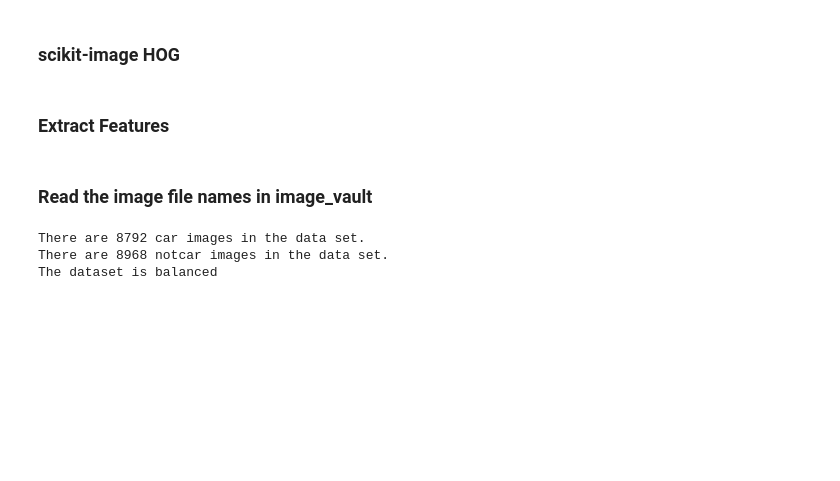
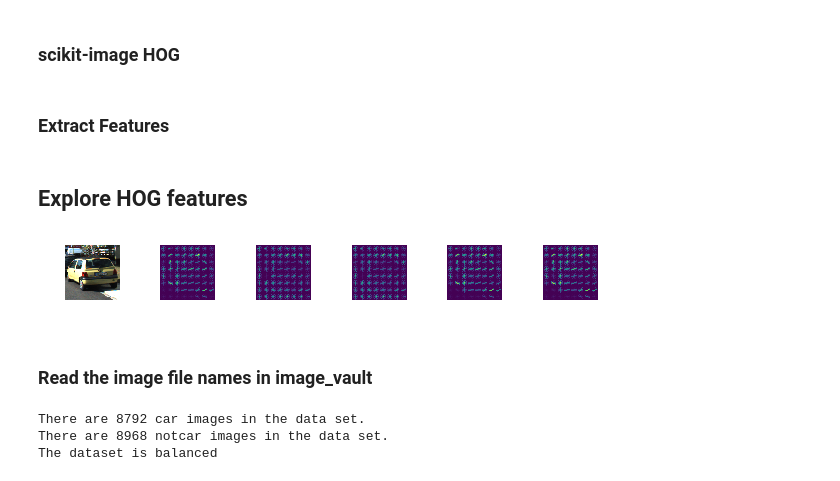
Before and after one commit to OwenHua666/CarND-Vehicle-Detection, a Jupyter notebook: vehicle_track_pipeline.ipynb, the cells around one changed output. Cells and saved outputs as stored; diff of their text form; code cells hidden in the pictures; blank space fills up the shorter version.

```diff
--- a/vehicle_track_pipeline.ipynb
+++ b/vehicle_track_pipeline.ipynb
@@ -73,6 +73,7 @@ img_small_RGB = cv2.cvtColor(img_small, cv2.COLOR_BGR2RGB)  # OpenCV uses BGR, m
 img_small_HSV = cv2.cvtColor(img_small, cv2.COLOR_BGR2HSV)
 img_small_HLS = cv2.cvtColor(img_small, cv2.COLOR_BGR2HLS)
 img_small_LUV = cv2.cvtColor(img_small, cv2.COLOR_BGR2LUV)
+img_small_YCrCb = cv2.cvtColor(img_small, cv2.COLOR_BGR2YCrCb)
 img_small_rgb = img_small_RGB / 255.  # scaled to [0, 1], only for plotting
 
 # Plot and show
@@ -212,6 +213,52 @@ def extract_features_hog(imgs, cspace='RGB', orient=9,
         features.append(hog_features)
     # Return list of feature vectors
     return features
+# %% [markdown]
+## Explore HOG features
+# %%
+orient = 9
+pix_per_cell = 8
+cell_per_block = 2
+vis = True
+feature_vec = True
+def hog_image_analy(img, orient, pix_per_cell, cell_per_block, vis, feature_vec):
+    # Select a small fraction of pixels to plot by subsampling it
+    scale = max(img.shape[0], img.shape[1], 64) / 64  # at most 64 rows and columns
+    img_small = cv2.resize(img, (np.int(img.shape[1] / scale), np.int(img.shape[0] / scale)), interpolation=cv2.INTER_NEAREST)
+
+    # Convert subsampled image to desired color space(s)
+    img_small_RGB = cv2.cvtColor(img_small, cv2.COLOR_BGR2RGB)  # OpenCV uses BGR, matplotlib likes RGB
+    img_small_HSV = cv2.cvtColor(img_small, cv2.COLOR_BGR2HSV)
+    img_small_HLS = cv2.cvtColor(img_small, cv2.COLOR_BGR2HLS)
+    img_small_LUV = cv2.cvtColor(img_small, cv2.COLOR_BGR2LUV)
+    img_small_YCrCb = cv2.cvtColor(img_small, cv2.COLOR_BGR2YCrCb)
+
+    features, hog_image_RGB = get_hog_features(img_small_RGB[:,:,0], orient, pix_per_cell, cell_per_block,
+                            vis, feature_vec)
+    features, hog_image_HSV = get_hog_features(img_small_HSV[:,:,0], orient, pix_per_cell, cell_per_block,
+                            vis, feature_vec)
+    features, hog_image_HLS = get_hog_features(img_small_HLS[:,:,0], orient, pix_per_cell, cell_per_block,
+                            vis, feature_vec)
+    features, hog_image_LUV = get_hog_features(img_small_LUV[:,:,0], orient, pix_per_cell, cell_per_block,
+                            vis, feature_vec)
+    features, hog_image_YCrCb = get_hog_features(img_small_YCrCb[:,:,0], orient, pix_per_cell, cell_per_block,
+                            vis, feature_vec)
+    images = [img_small_RGB]
+    images.append(hog_image_RGB);images.append(hog_image_HSV)
+    images.append(hog_image_HLS);images.append(hog_image_LUV)
+    images.append(hog_image_YCrCb)
+    return images
+
+images = hog_image_analy(img, orient, pix_per_cell, cell_per_block, vis, feature_vec)
+count = 0
+plt.figure(figsize = (10,1))
+for image_hog in images:
+    count += 1
+    plt.subplot(1,6,count)
+    plt.imshow(image_hog)
+    plt.axis('off')
+# %% [output]
+[figure, added]
 # %% [markdown]
 ### Read the image file names in image_vault
 # %%
```
Also changed, not shown: parts of 6 cells of this notebook, 1 other file.
